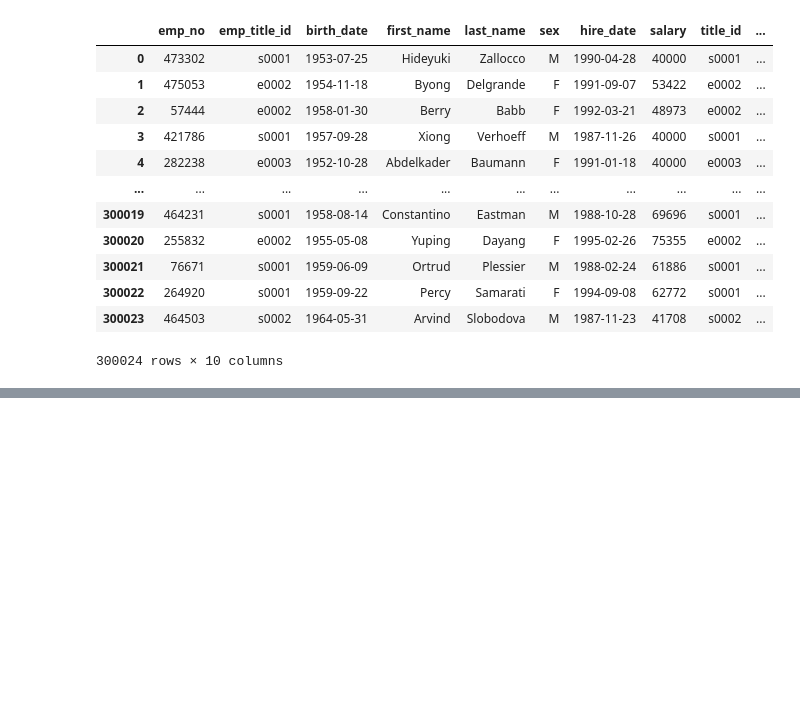
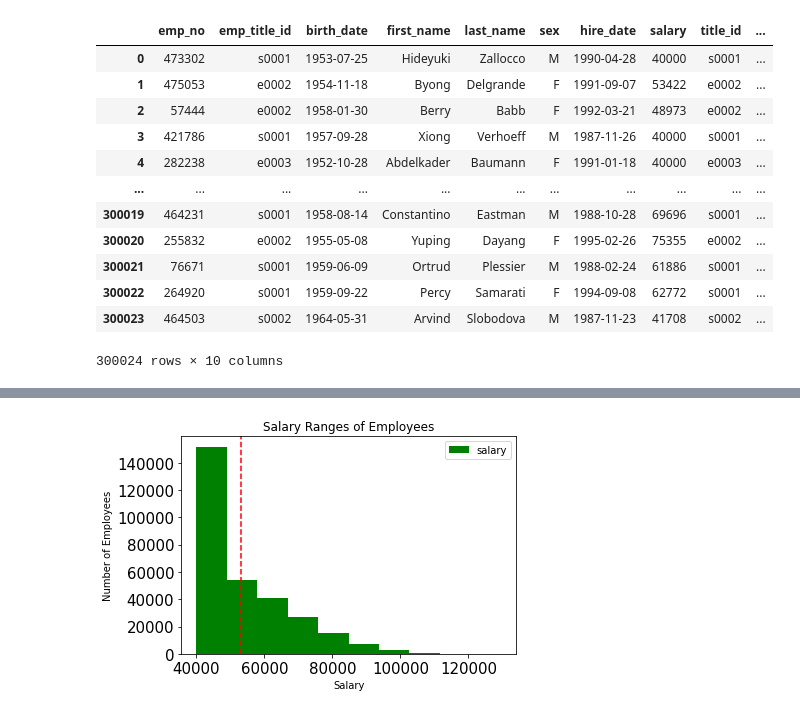
Before and after one commit to mandie021/sql-challenge, a Jupyter notebook: EmployeeNotebook.ipynb, the cells around one changed output, grey strips where cells are left out. Cells and saved outputs as stored; diff of their text form; code cells hidden in the pictures; blank space fills up the shorter version.

```diff
--- a/EmployeeNotebook.ipynb
+++ b/EmployeeNotebook.ipynb
@@ -101,0 +109,4 @@ plt.show()
+# %%
+#confirming the values of the mean
+salary = employee_file['salary']
+salary.describe()
@@ -101,0 +141,14 @@ plt.show()
+# %%
+##Create a histogram to visualize the most common salary ranges for employees.
+employee_file['salary'].plot(kind='hist',
+                  title = "Salary Ranges of Employees",
+                  fontsize=15,
+                  color= 'g',
+                  legend=True)
+plt.axvline(mean, color = 'r',
+            linestyle = 'dashed')
+plt.xlabel("Salary")
+plt.ylabel("Number of Employees")
+plt.show()
+# %% [output]
+[figure, added]
```
Also changed, not shown: parts of 13 cells of this notebook.
